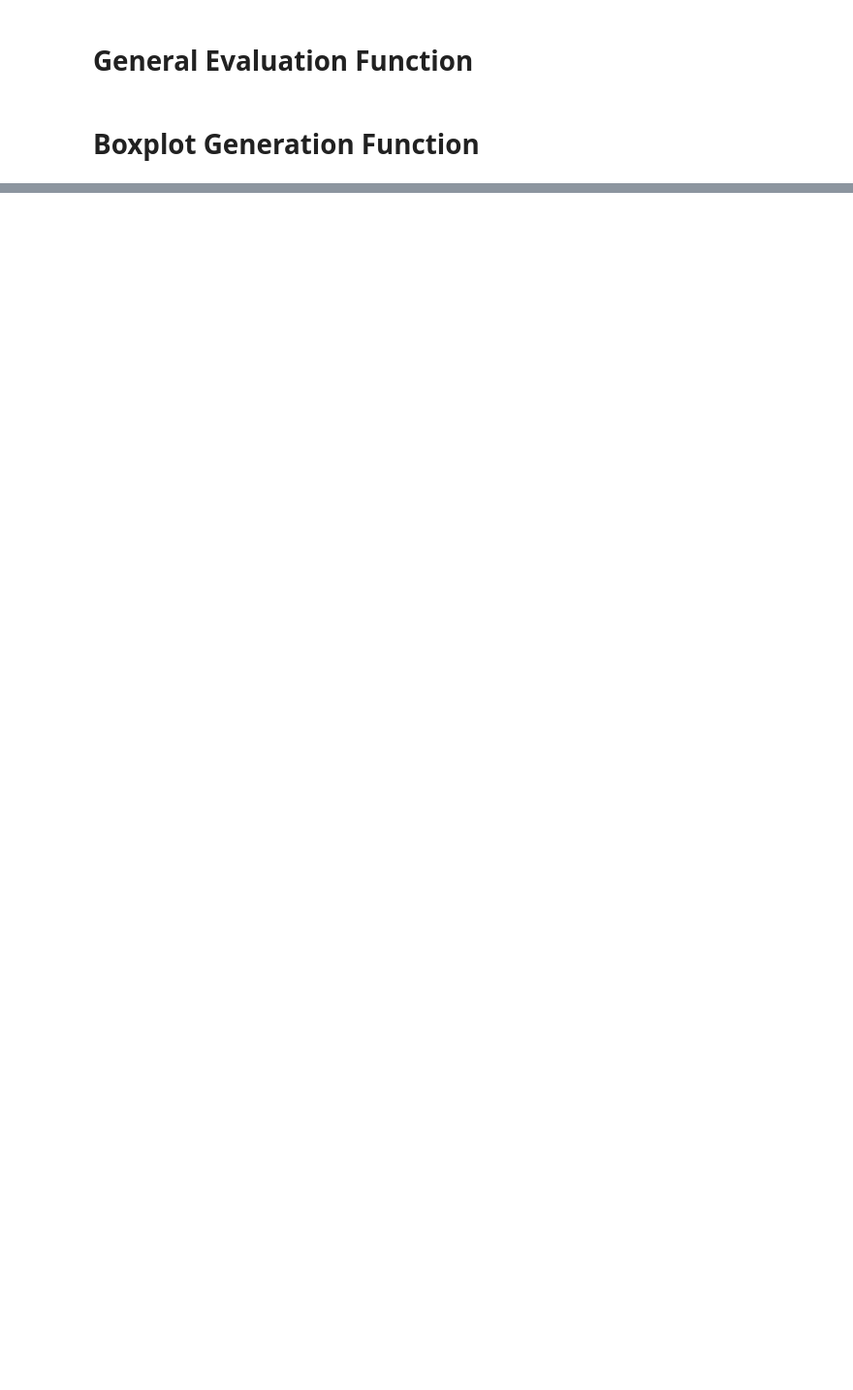
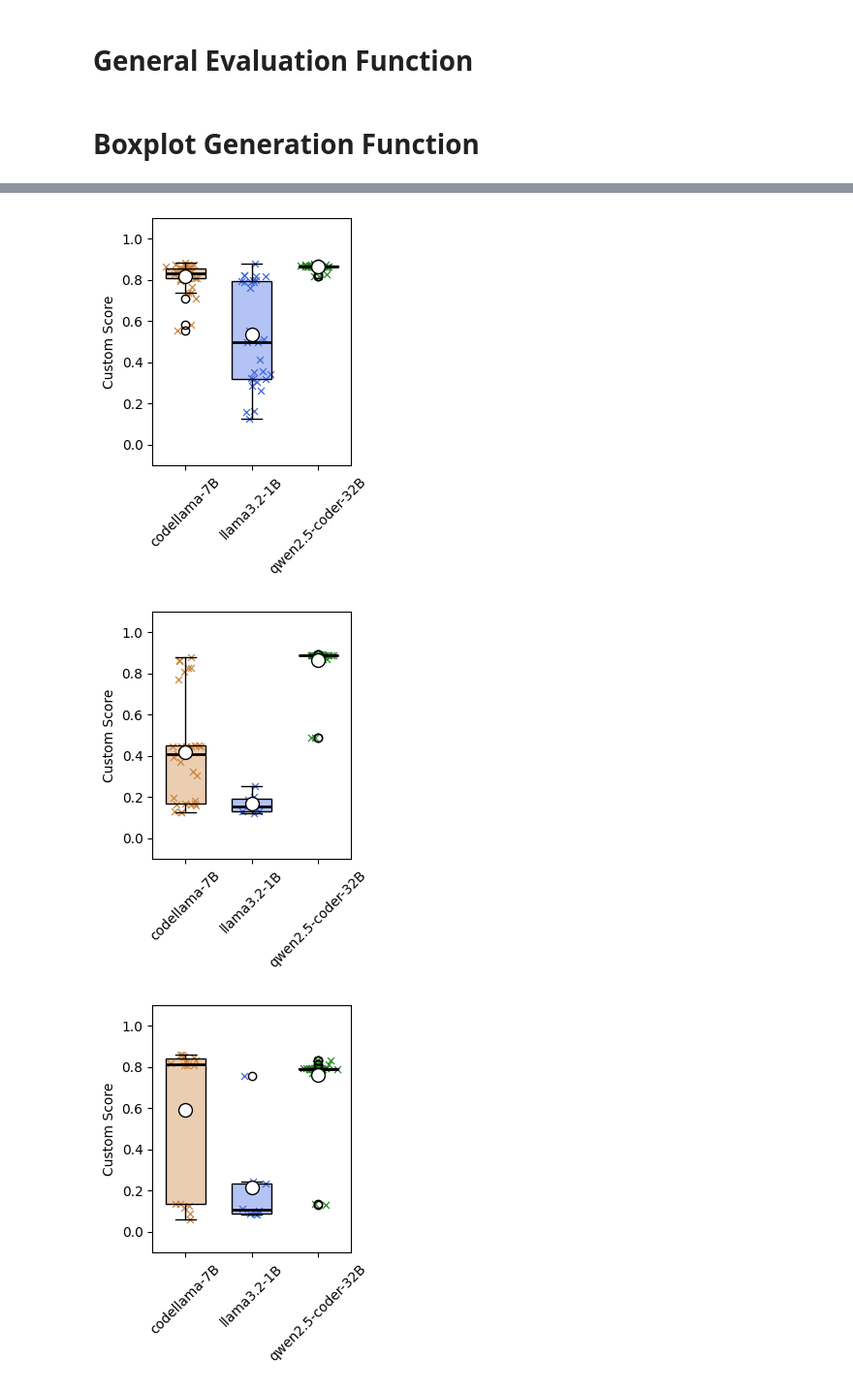
Before and after one commit to lars1becker/EAMEvLLM, a Jupyter notebook: testing_llms/visualization.ipynb, the cells around one changed output, grey strips where cells are left out. Shown at 97% size. Cells and saved outputs as stored; diff of their text form; code cells hidden in the pictures; blank space fills up the shorter version.

```diff
--- a/testing_llms/visualization.ipynb
+++ b/testing_llms/visualization.ipynb
@@ -204,7 +213,7 @@ def general_evaluation(df, lowest_time_complexity, lowest_space_complexity):
 # %% [markdown]
 # Boxplot Generation Function
 # %%
-def generate_boxplot(boxplot_data, test_case_name):
+def generate_boxplot(boxplot_data, test_case_name, model_colors):
     # Create a figure
     plt.figure(figsize=(3, 4))
 
@@ -217,37 +226,37 @@ def generate_boxplot(boxplot_data, test_case_name):
     # Prepare data for boxplot
     total_scores = [boxplot_data[boxplot_data["Model"] == model]["total_score"].values for model in models]
 
-    # Create the boxplot
-    plt.boxplot(total_scores, positions=np.arange(len(models)), widths=0.6, patch_artist=True,
-                boxprops=dict(facecolor=('royalblue',0.4), color='royalblue'),
+    # Create the boxplot and store the object
+    boxplot = plt.boxplot(total_scores, positions=np.arange(len(models)), widths=0.6, patch_artist=True,
                 whiskerprops=dict(color='black'),
                 capprops=dict(color='black'),
                 medianprops=dict(color='black', linewidth=2),
                 showmeans=True, meanprops=dict(marker='o', markerfacecolor='white', markeredgecolor='black', markersize=10),
                 )
 
+    # **Apply colors to each box**
+    for patch, model in zip(boxplot['boxes'], models):
+        patch.set_facecolor(model_colors[model])  # Set box color
+
     # Overlay strip plot using scatter for individual points
     for i, model in enumerate(models):
         y = boxplot_data[boxplot_data["Model"] == model]["total_score"].values
         # Add jitter by adding random noise to x-values
         jittered_x = np.random.normal(i, 0.1, size=len(y))
-        plt.scatter(jittered_x, y, color='royalblue', alpha=1, marker='x', linewidths=0.9)
+        plt.scatter(jittered_x, y, color=model_colors[model], alpha=1, marker='x', linewidths=0.9, s=25)
 
     # Set y-axis limits
     plt.ylim(-0.1, 1.1)
 
     # Title and labels
-    # plt.title("Boxplot for Image Test Case")
     plt.ylabel("Custom Score")
-    # plt.xlabel("Model")
     plt.xticks(np.arange(len(models)), models, rotation=45)
 
     # Show gridlines on y-axis
-    # plt.grid(axis="y", linestyle="--", alpha=0.7)
-
     plt.tight_layout()
 
-    plt.savefig(f'../../../testing_of_llms/{test_case_name}_Boxplot.png')
+    # Save the plot
+    plt.savefig(f'{root}/{test_case_name}_Boxplot.png')
 
     # Show the plot
     plt.show()
@@ -481,0 +539,37 @@ generate_boxplot(boxplot_data, test_case_name)
+# %%
+model_colors = {
+    'llama3.2-1B': (65/255, 105/255, 225/255, 0.4),  # Blue (unchanged)
+    'codellama-7B': (205/255, 133/255, 63/255, 0.4),  # Dark Orange
+    'qwen2.5-coder-32B': (34/255, 139/255, 34/255, 0.4),   # Dark Green
+}
+
+# Load data
+image, test_case_name = image_data_enrichment()
+void, test_case_name = void_data_enrichment()
+page_rank, test_case_name = page_rank_data_enrichment()
+connected_components, test_case_name = connected_components_data_enrichment()
+
+# Extract box plot data
+image = image[["Model", "total_score"]]
+void = void[["Model", "total_score"]]
+page_rank = page_rank[["Model", "total_score"]]
+connected_components = connected_components[["Model", "total_score"]]
+
+# Extract box plot data and filter only the required models
+model_names = set(model_colors.keys())  # Get the model names from model_colors
+
+image = image[image["Model"].isin(model_names)][["Model", "total_score"]]
+void = void[void["Model"].isin(model_names)][["Model", "total_score"]]
+page_rank = page_rank[page_rank["Model"].isin(model_names)][["Model", "total_score"]]
+connected_components = connected_components[connected_components["Model"].isin(model_names)][["Model", "total_score"]]
+
+# Define test case names
+test_cases = ["Image", "VoID", "Page_Rank", "Connected_Components"]
+boxplot_datasets = [image, void, page_rank, connected_components]
+
+for idx, boxplot_data in enumerate(boxplot_datasets):
+    generate_boxplot(boxplot_data, test_cases[idx], model_colors)
+# %% [output]
+[figure, added]
+[figure, added]
+[figure, added]
```
Also changed, not shown: parts of 25 cells of this notebook, 46 other files.
